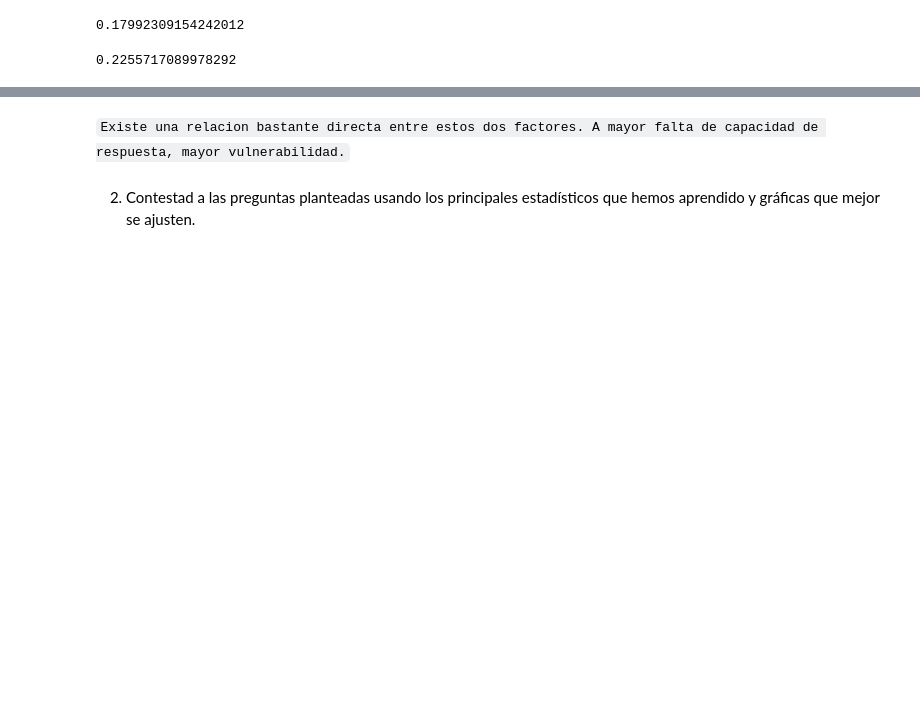
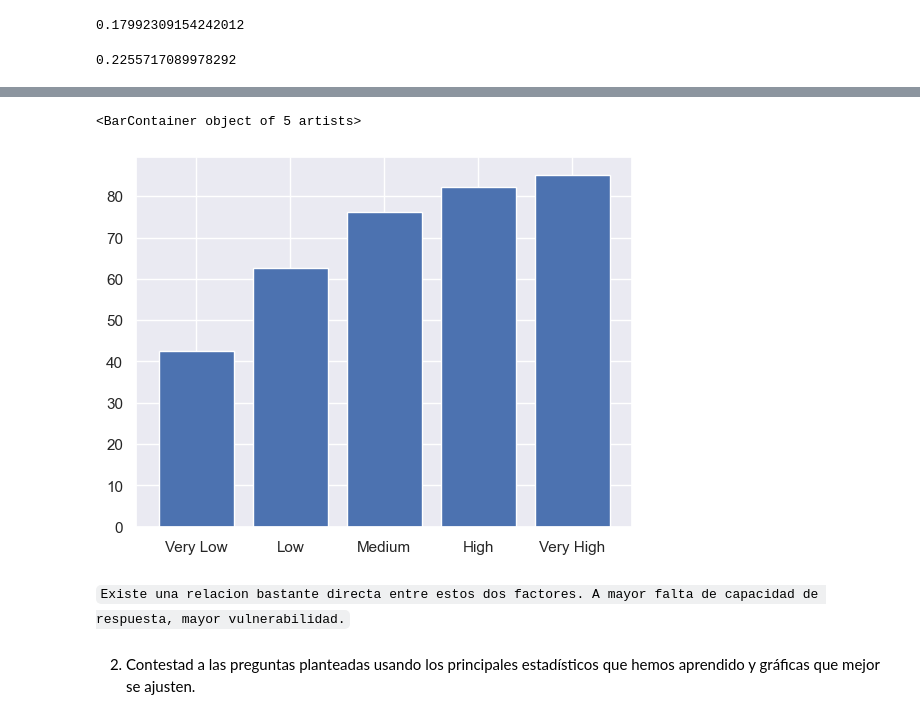
Before and after one commit to Adalab/DA_PromoC_Modulo2_Sprint1_Ana-Anahi, a Jupyter notebook: Estadistica/pp-Estadistica-Viz.ipynb, the cells around one changed output, grey strips where cells are left out. Saved outputs shown, nothing was run; the diff lists cells and outputs as text; code cells hidden in the pictures; blank space fills up the shorter version.

```diff
--- a/Estadistica/pp-Estadistica-Viz.ipynb
+++ b/Estadistica/pp-Estadistica-Viz.ipynb
@@ -366,3 +385,8 @@ variacion_vul
+# %%
+plt.bar(df_susc_media['Vulnerability Category'],df_susc_media["Lack of Coping Capabilities"])
+# %% [output]
+<BarContainer object of 5 artists>
+[figure, added]
 # %% [markdown]
 `Existe una relacion bastante directa entre estos dos factores. A mayor falta de capacidad de respuesta, mayor vulnerabilidad.`
 # %% [markdown]
```
Also changed, not shown: parts of 11 cells of this notebook.
